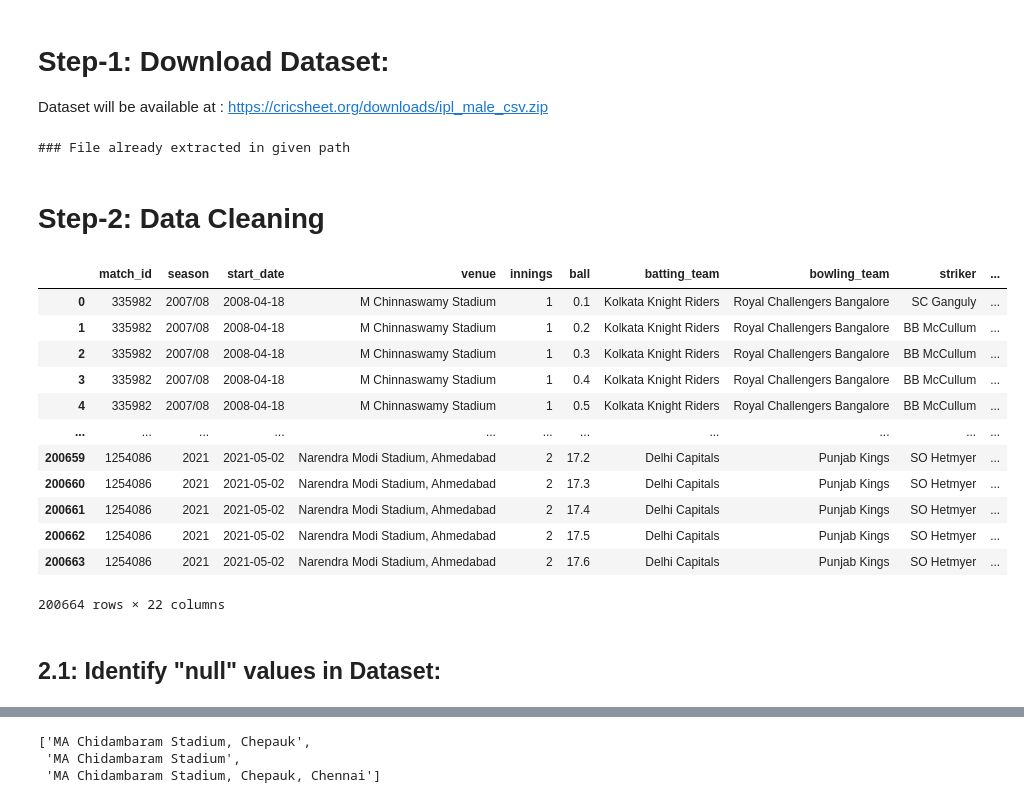
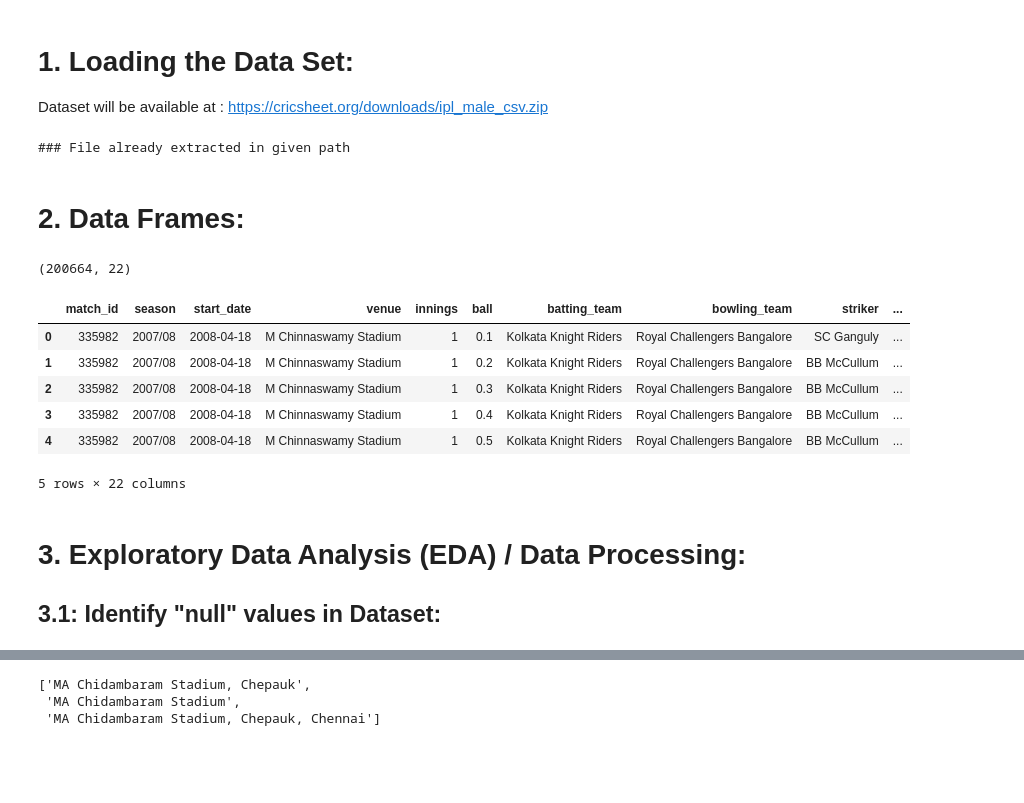
Before and after one commit to k0k00/Predict_in_first6_overs, a Jupyter notebook: IPL_Powerplay_Score_Prediction.ipynb, the cells around one changed output, grey strips where cells are left out. Saved outputs shown, nothing was run; the diff lists cells and outputs as text; code cells hidden in the pictures; blank space fills up the shorter version.

```diff
--- a/IPL_Powerplay_Score_Prediction.ipynb
+++ b/IPL_Powerplay_Score_Prediction.ipynb
@@ -51,7 +51,7 @@ filename = 'all_matches.csv'
 
 json_path = Path.joinpath(dataset_path, 'label_encode.json')
 # %% [markdown]
-# Step-1: Download Dataset:
+# 1. Loading the Data Set:
 
 Dataset will be available at : https://cricsheet.org/downloads/ipl_male_csv.zip
 # %%
@@ -83,29 +83,26 @@ downloadDataset()
 # %% [output]
 ### File already extracted in given path
 # %% [markdown]
-# Step-2: Data Cleaning
+# **2. Data Frames:**
 # %%
 csv_file=Path.joinpath(dataset_path, filename)
 
 df = pd.read_csv(csv_file,parse_dates=['start_date'],low_memory=False)
 df_parsed = df.copy(deep=True)
-df
+print(df.shape)
+df.head()
 # %% [output]
+(200664, 22)
 |  | match_id | season | start_date | venue | innings | ball | batting_team | bowling_team | striker | ... |
 | 0 | 335982 | 2007/08 | 2008-04-18 | M Chinnaswamy Stadium | 1 | 0.1 | Kolkata Knight Riders | Royal Challengers Bangalore | SC Ganguly | ... |
 | 1 | 335982 | 2007/08 | 2008-04-18 | M Chinnaswamy Stadium | 1 | 0.2 | Kolkata Knight Riders | Royal Challengers Bangalore | BB McCullum | ... |
 | 2 | 335982 | 2007/08 | 2008-04-18 | M Chinnaswamy Stadium | 1 | 0.3 | Kolkata Knight Riders | Royal Challengers Bangalore | BB McCullum | ... |
 | 3 | 335982 | 2007/08 | 2008-04-18 | M Chinnaswamy Stadium | 1 | 0.4 | Kolkata Knight Riders | Royal Challengers Bangalore | BB McCullum | ... |
 | 4 | 335982 | 2007/08 | 2008-04-18 | M Chinnaswamy Stadium | 1 | 0.5 | Kolkata Knight Riders | Royal Challengers Bangalore | BB McCullum | ... |
-| ... | ... | ... | ... | ... | ... | ... | ... | ... | ... | ... |
-| 200659 | 1254086 | 2021 | 2021-05-02 | Narendra Modi Stadium, Ahmedabad | 2 | 17.2 | Delhi Capitals | Punjab Kings | SO Hetmyer | ... |
-| 200660 | 1254086 | 2021 | 2021-05-02 | Narendra Modi Stadium, Ahmedabad | 2 | 17.3 | Delhi Capitals | Punjab Kings | SO Hetmyer | ... |
-| 200661 | 1254086 | 2021 | 2021-05-02 | Narendra Modi Stadium, Ahmedabad | 2 | 17.4 | Delhi Capitals | Punjab Kings | SO Hetmyer | ... |
-| 200662 | 1254086 | 2021 | 2021-05-02 | Narendra Modi Stadium, Ahmedabad | 2 | 17.5 | Delhi Capitals | Punjab Kings | SO Hetmyer | ... |
-| 200663 | 1254086 | 2021 | 2021-05-02 | Narendra Modi Stadium, Ahmedabad | 2 | 17.6 | Delhi Capitals | Punjab Kings | SO Hetmyer | ... |
-200664 rows × 22 columns
+5 rows × 22 columns
 # %% [markdown]
-## 2.1: Identify "null" values in Dataset:
+# **3. Exploratory Data Analysis (EDA) / Data Processing:**
+## 3.1: Identify "null" values in Dataset:
 # %%
 df.isnull().sum()
 # %% [output]
```
Also changed, not shown: parts of 16 cells of this notebook, 23 other files.
